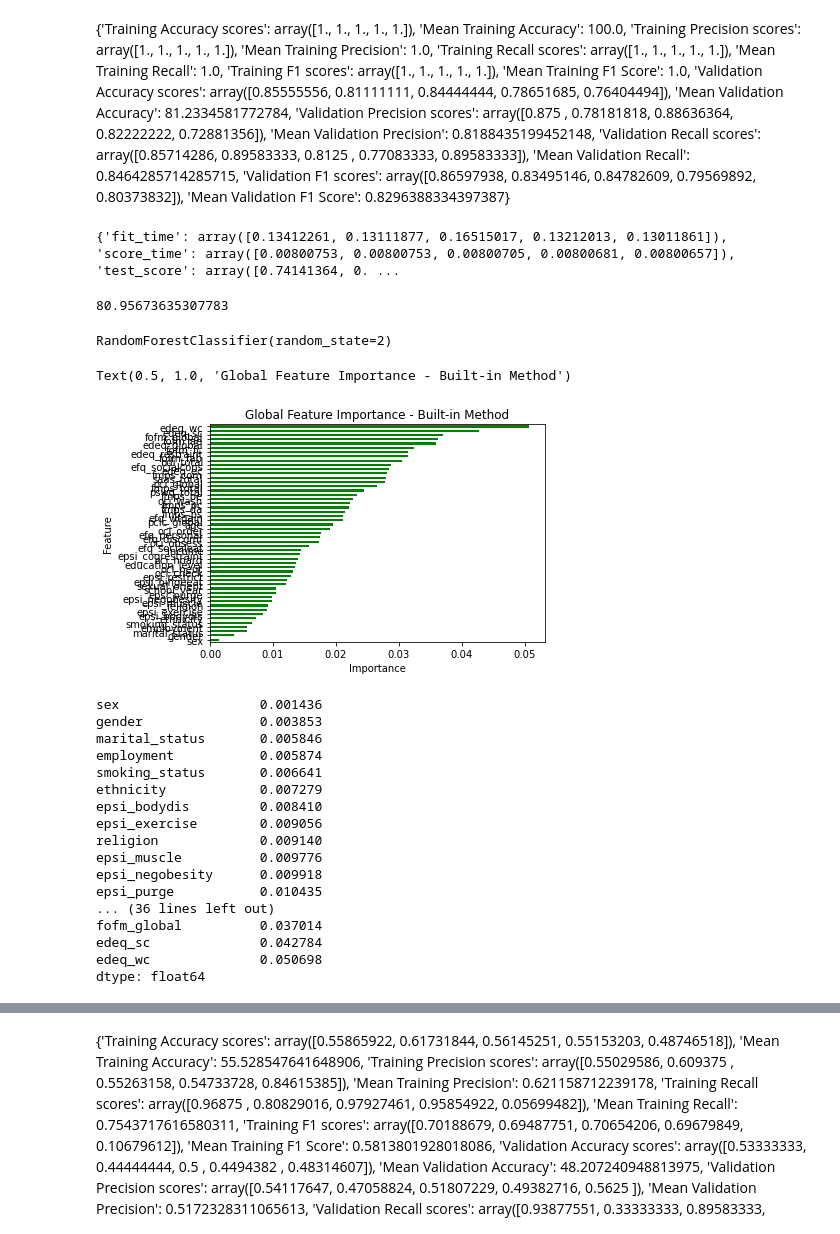
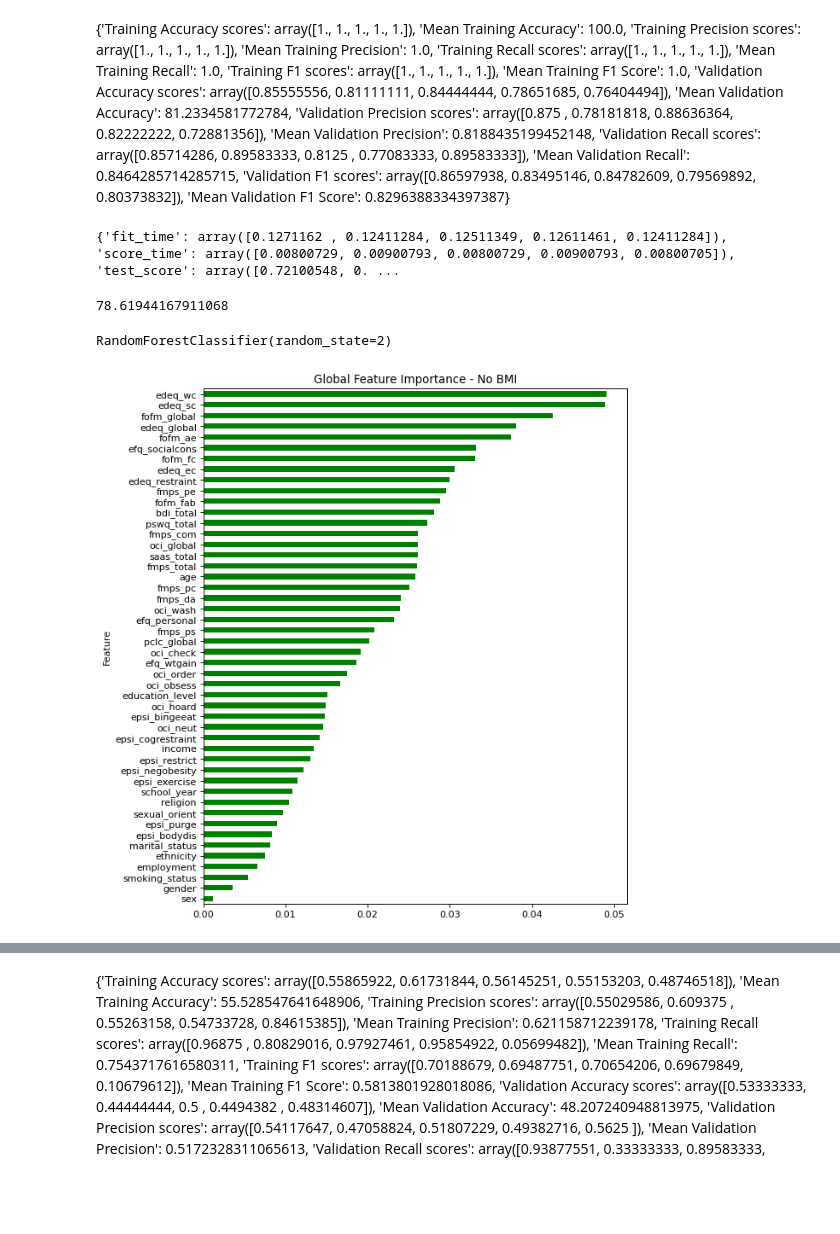
Before and after one commit to cecusack/anaan_ml, a Jupyter notebook: ML Python Code/anaan_machinelearning R&R.ipynb, the cells around one changed output, grey strips where cells are left out. Saved outputs shown, nothing was run; the diff lists cells and outputs as text; code cells hidden in the pictures; blank space fills up the shorter version.

Commit message:
R&R update!
We have figures!

```diff
--- a/ML Python Code/anaan_machinelearning R&R.ipynb
+++ b/ML Python Code/anaan_machinelearning R&R.ipynb
@@ -257,6 +374,8 @@ import scipy
 from scipy import stats
 # %%
 cleandat['pswq_total'] = scipy.stats.zscore(cleandat['pswq_total'], nan_policy = 'omit') #standardizing PSWQ scores
+# %%
+cleandat = cleandat.drop(columns = {'efq_discomf', 'efq_socialeat', 'epsi_muscle'})
 # %%
 cleandat
 # %% [output]
@@ -590,8 +699,8 @@ print(auc_nobmix_rf)
 
 auc_x_rf['test_score'].mean()*100
 # %% [output]
-{'fit_time': array([0.13412261, 0.13111877, 0.16515017, 0.13212013, 0.13011861]), 'score_time': array([0.00800753, 0.00800753, 0.00800705, 0.00800681, 0.00800657]), 'test_score': array([0.74141364, 0. ...
+{'fit_time': array([0.1271162 , 0.12411284, 0.12511349, 0.12611461, 0.12411284]), 'score_time': array([0.00800729, 0.00900793, 0.00800729, 0.00900793, 0.00800705]), 'test_score': array([0.72100548, 0. ...
-80.95673635307783
+78.61944167911068
 # %%
 # Need to get global importances, so doing a basic test on the data with the Random Forests
 X_train, X_test, y_train, y_test = train_test_split(nobmix, y, test_size = .20, random_state = 2)
@@ -602,35 +711,21 @@ RF2.fit(X2_train, y2_train)
 # %% [output]
 RandomForestClassifier(random_state=2)
 # %%
+from matplotlib.pyplot import figure
 global_importances = pd.Series(RF.feature_importances_, index=X_train.columns)
 global_importances.sort_values(ascending=True, inplace=True)
-global_importances.plot.barh(color='green')
+
+
+figure(figsize=(8, 10), dpi=80)
 plt.xlabel("Importance")
 plt.ylabel("Feature")
-plt.title("Global Feature Importance - Built-in Method")
+plt.title("Global Feature Importance - No BMI")
+global_importances.plot.barh(color='green')
+plt.savefig('C:/Users/Luis/Documents/GitHub/anaan_ml/ML Python Code/FeatureImportanceNoBMI.png', bbox_inches='tight')
 # %% [output]
-Text(0.5, 1.0, 'Global Feature Importance - Built-in Method')
-[figure, old version]
+[figure, new version]
 # %%
 global_importances
-# %% [output]
-sex                  0.001436
-gender               0.003853
-marital_status       0.005846
-employment           0.005874
-smoking_status       0.006641
-ethnicity            0.007279
-epsi_bodydis         0.008410
-epsi_exercise        0.009056
-religion             0.009140
-epsi_muscle          0.009776
-epsi_negobesity      0.009918
-epsi_purge           0.010435
-... (36 lines left out)
-fofm_global          0.037014
-edeq_sc              0.042784
-edeq_wc              0.050698
-dtype: float64
 # %%
 global_importances2 = pd.Series(RF2.feature_importances_, index=X2_train.columns)
 global_importances2.sort_values(ascending=True, inplace=True)
```
Also changed, not shown: parts of 29 cells of this notebook, 4 other files.
